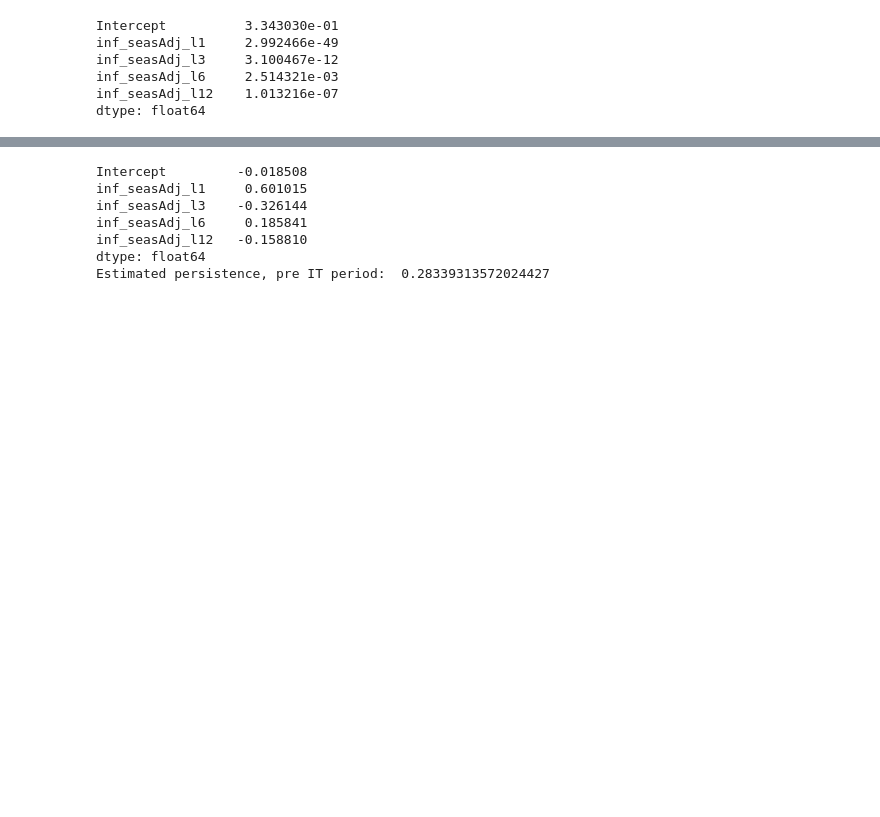
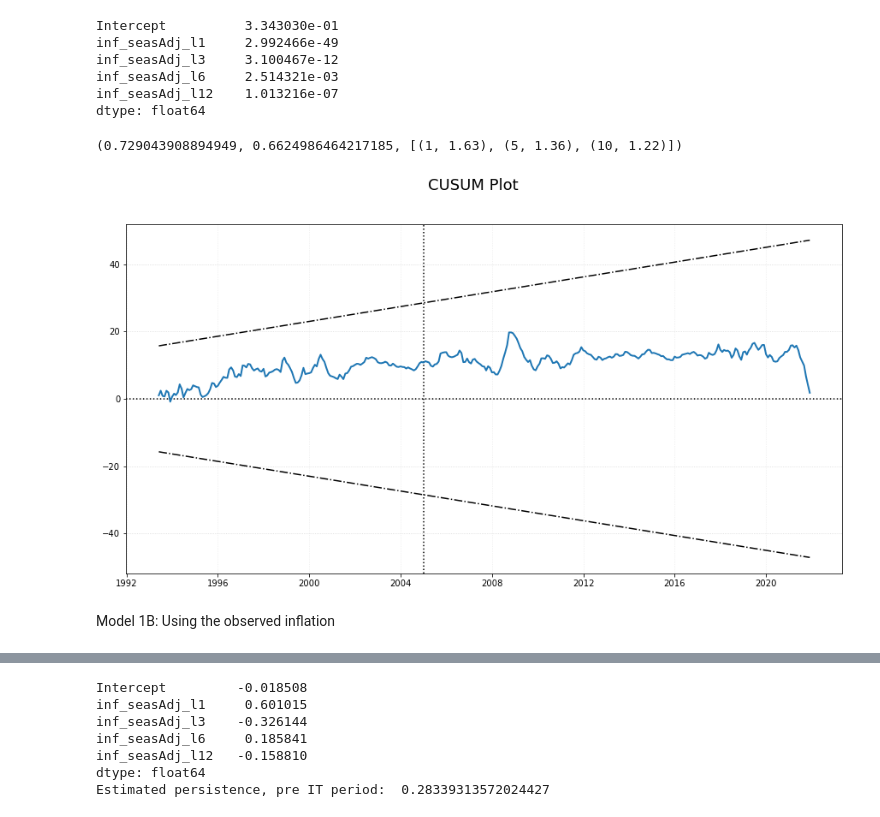
Before and after one commit to Marianojgm86/GARCH-CODES, a Jupyter notebook: modelling_seasAdj.ipynb, the cells around one changed output, grey strips where cells are left out. Saved outputs shown, nothing was run; the diff lists cells and outputs as text; code cells hidden in the pictures; blank space fills up the shorter version.

```diff
--- a/modelling_seasAdj.ipynb
+++ b/modelling_seasAdj.ipynb
@@ -152,3 +191,28 @@ inf_seasAdj_l3     3.100467e-12
 inf_seasAdj_l6     2.514321e-03
 inf_seasAdj_l12    1.013216e-07
 dtype: float64
+# %%
+# Probability of observing the data under the null hypothesis of no structural change,
+#  based on asymptotic distribution which is a Brownian Bridge
+recres = recursive_olsresiduals(mod1_1, alpha=0.90)
+
+breaks_cusumolsresid(mod1_1.resid)
+# We cannot reject the null hypothesis of no structural change.
+# %% [output]
+(0.729043908894949, 0.6624986464217185, [(1, 1.63), (5, 1.36), (10, 1.22)])
+# %%
+# CUSUM plot
+plt.figure(figsize=(15,7.5))
+plt.plot(pd.Series(recres[6][1],index=simdf.index[5:]),color='black', linestyle='-.')
+plt.plot(pd.Series(recres[6][0],index=simdf.index[5:]),color='black', linestyle='-.')
+plt.axhline(y=0, color='black', linestyle=':')
+plt.axvline(x=pd.to_datetime('2005-01-01'), color='black', linestyle=':')
+plt.plot(pd.Series(recres[5][1:],index=simdf.index[5:]), linewidth=2)
+plt.suptitle('CUSUM Plot', fontsize=18)
+plt.grid(axis='y', alpha=0.5, linestyle=':')
+plt.grid(axis='x', alpha=0.25, linestyle=':')
+plt.show()
+# %% [output]
+[figure, added]
+# %% [markdown]
+Model 1B: Using the observed inflation
```
Also changed, not shown: parts of 32 cells of this notebook, 4 other files.
